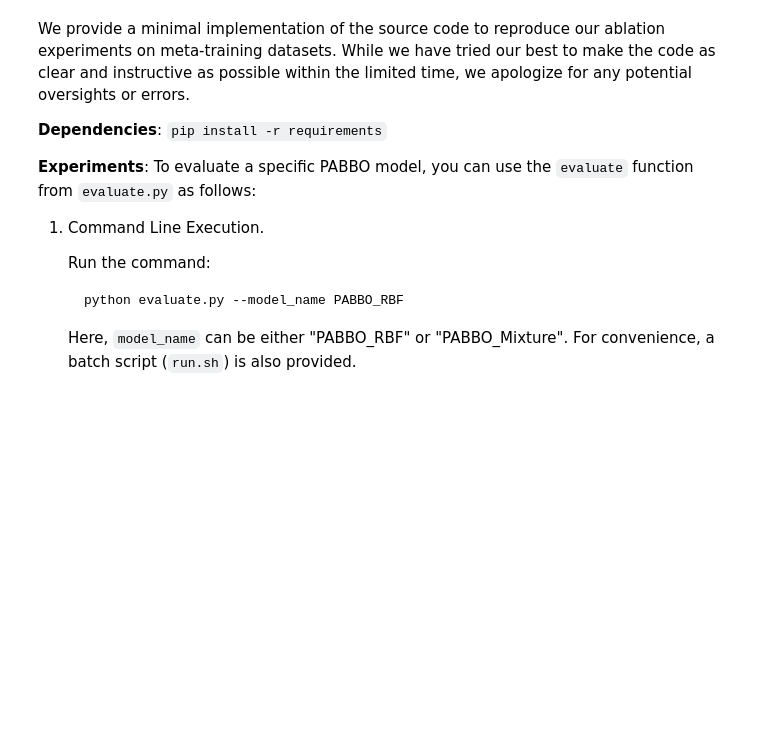
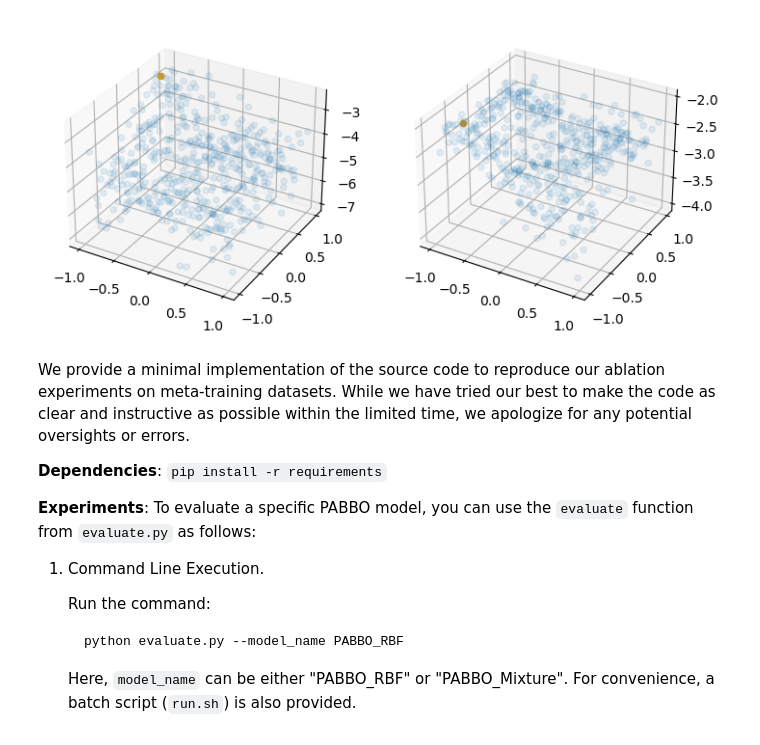
Before and after one commit to xinyuzc/PABBO, a Jupyter notebook: example.ipynb, the cells around one changed output. Cells and saved outputs as stored; diff of their text form; code cells hidden in the pictures; blank space fills up the shorter version.

```diff
--- a/example.ipynb
+++ b/example.ipynb
@@ -108,30 +119,26 @@ print(functions_list)
 # %%
-from data.utils import *
-from PABBO.data.sampler import *
-
-
-data = torch.load("datasets/GP2D_initial_pairs.pt")["0"]
-
 fig = plt.figure(figsize=(18, 5))
-for b in range(4):
+for b in range(eval_task["num_datasets"]):
     sampler = SimpleGPSampler(
                     kernel_function=globals()[
-                        data["sampler_kwargs"][b]["kernel_function"]
+                        eval_task["sampler_kwargs"][b]["kernel_function"]
                     ],
-                    mean=data["sampler_kwargs"][b]["mean"],
-                    jitter=data["sampler_kwargs"][b]["jitter"],
+                    mean=eval_task["sampler_kwargs"][b]["mean"],
+                    jitter=eval_task["sampler_kwargs"][b]["jitter"],
                 )
     utility = OptimizationFunction(
-                    sampler=sampler, **data["function_kwargs"][b]
+                    sampler=sampler, **eval_task["function_kwargs"][b]
     )
 
 
     pred_train_y = utility(utility.train_X)
 
     ax = fig.add_subplot(1, 4, b+1, projection='3d')
     ax.scatter(utility.train_X[:, 0], utility.train_X[:, 1], pred_train_y, alpha=0.1)
     opt_y = utility(utility.Xopt)
     ax.scatter(utility.Xopt[:, 0], utility.Xopt[:, 1], opt_y, c="orange")
+# %% [output]
+[figure, added]
 # %% [markdown]
 We provide a minimal implementation of the source code to reproduce our ablation experiments on meta-training datasets. While we have tried our best to make the code as clear and instructive as possible within the limited time, we apologize for any potential oversights or errors.
 
```
Also changed, not shown: parts of 22 cells of this notebook, 25 other files.
